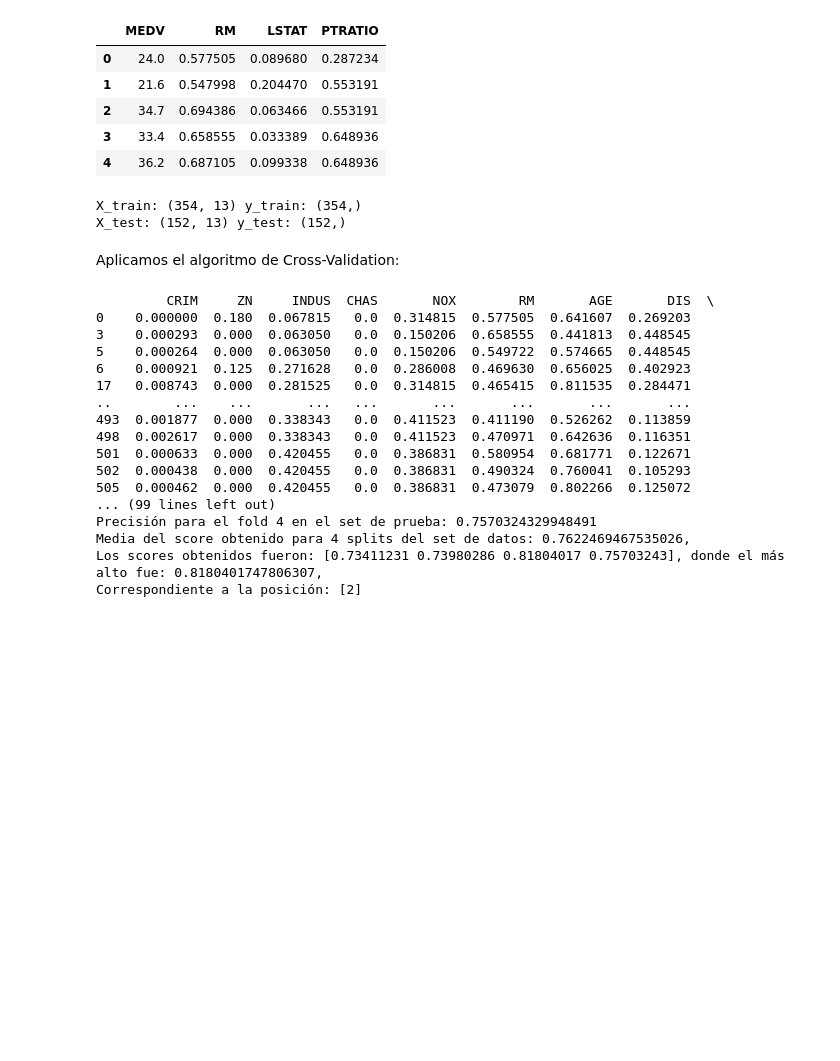
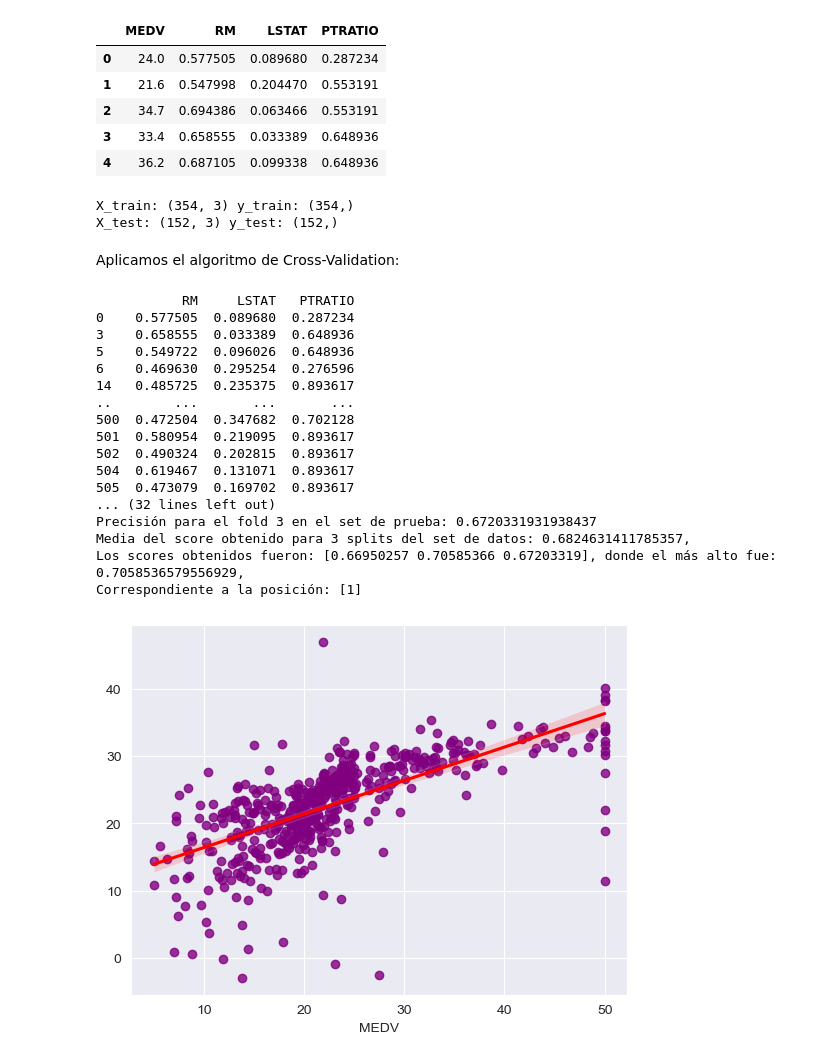
Before and after one commit to Freakscode/Auto2, a Jupyter notebook: LabI.ipynb, the cells around one changed output. Drawn from its saved outputs; the diff is of its cells as text; code cells hidden in the pictures; blank space fills up the shorter version.

```diff
--- a/LabI.ipynb
+++ b/LabI.ipynb
@@ -271,49 +272,54 @@ data_flt.head()
 | 3 | 33.4 | 0.658555 | 0.033389 | 0.648936 |
 | 4 | 36.2 | 0.687105 | 0.099338 | 0.648936 |
 # %%
-X_train, X_test, y_train, y_test = train_test_split(X_norm, Y, test_size=0.3)
+X_train, X_test, y_train, y_test = train_test_split(X_flt, Y, test_size=0.3)
 print('X_train:', X_train.shape, 'y_train:', y_train.shape)
 print('X_test:', X_test.shape, 'y_test:', y_test.shape)
 # %% [output]
-X_train: (354, 13) y_train: (354,)
-X_test: (152, 13) y_test: (152,)
+X_train: (354, 3) y_train: (354,)
+X_test: (152, 3) y_test: (152,)
 # %% [markdown]
 Aplicamos el algoritmo de Cross-Validation:
 # %%
 n_spl = int(input('¿Cuántos splits aplicará al modelo?')) #n_splits --> Número de veces que se partirá el set de datos
 k_fold = KFold(n_spl, shuffle=True, random_state=24) #El shuffle va true para que aleatorice la toma de segmentos en los datos de entrenamiento
 fold_n = 1 #Fold number
 model = linear_model.LinearRegression()
 sco = np.zeros(n_spl) #Score vector
-for train, test in k_fold.split(X_norm):
-    X_train, X_test = X_norm.iloc[train], X_norm.iloc[test]
+for train, test in k_fold.split(X_flt):
+    X_train, X_test = X_flt.iloc[train], X_flt.iloc[test]
     print(X_test)
     y_train, y_test = Y[train], Y[test]
 
     #Entrenar el modelo
     model.fit(X_test, y_test)
     print(f'Precisión para el fold {fold_n} en el set de prueba: {model.score(X_test, y_test)}')
     sco[fold_n-1] = model.score(X_test, y_test)
     fold_n += 1
 sco_max = np.where(sco==np.amax(sco))
 print(f'Media del score obtenido para {n_spl} splits del set de datos: {np.mean(sco)},'
       f'\nLos scores obtenidos fueron: {sco}, donde el más alto fue: {np.amax(sco)},'
       f'\nCorrespondiente a la posición: {sco_max[0]}')
+scores = cross_val_score(model, X_flt, Y, cv=3)
+pred = cross_val_predict(model, X_flt, Y, cv=3)
+sns.regplot(Y, pred, scatter_kws={"color": "purple"}, line_kws={"color": "red"})
+plt.show()
 # %% [output]
-         CRIM     ZN     INDUS  CHAS       NOX        RM       AGE       DIS  \
-0    0.000000  0.180  0.067815   0.0  0.314815  0.577505  0.641607  0.269203
-3    0.000293  0.000  0.063050   0.0  0.150206  0.658555  0.441813  0.448545
-5    0.000264  0.000  0.063050   0.0  0.150206  0.549722  0.574665  0.448545
-6    0.000921  0.125  0.271628   0.0  0.286008  0.469630  0.656025  0.402923
-17   0.008743  0.000  0.281525   0.0  0.314815  0.465415  0.811535  0.284471
-..        ...    ...       ...   ...       ...       ...       ...       ...
-493  0.001877  0.000  0.338343   0.0  0.411523  0.411190  0.526262  0.113859
-498  0.002617  0.000  0.338343   0.0  0.411523  0.470971  0.642636  0.116351
-501  0.000633  0.000  0.420455   0.0  0.386831  0.580954  0.681771  0.122671
-502  0.000438  0.000  0.420455   0.0  0.386831  0.490324  0.760041  0.105293
-505  0.000462  0.000  0.420455   0.0  0.386831  0.473079  0.802266  0.125072
-... (99 lines left out)
-Precisión para el fold 4 en el set de prueba: 0.7570324329948491
-Media del score obtenido para 4 splits del set de datos: 0.7622469467535026,
-Los scores obtenidos fueron: [0.73411231 0.73980286 0.81804017 0.75703243], donde el más alto fue: 0.8180401747806307,
-Correspondiente a la posición: [2]
+           RM     LSTAT   PTRATIO
+0    0.577505  0.089680  0.287234
+3    0.658555  0.033389  0.648936
+5    0.549722  0.096026  0.648936
+6    0.469630  0.295254  0.276596
+14   0.485725  0.235375  0.893617
+..        ...       ...       ...
+500  0.472504  0.347682  0.702128
+501  0.580954  0.219095  0.893617
+502  0.490324  0.202815  0.893617
+504  0.619467  0.131071  0.893617
+505  0.473079  0.169702  0.893617
+... (32 lines left out)
+Precisión para el fold 3 en el set de prueba: 0.6720331931938437
+Media del score obtenido para 3 splits del set de datos: 0.6824631411785357,
+Los scores obtenidos fueron: [0.66950257 0.70585366 0.67203319], donde el más alto fue: 0.7058536579556929,
+Correspondiente a la posición: [1]
+[figure, added]
```
Also changed, not shown: parts of 5 cells of this notebook.
